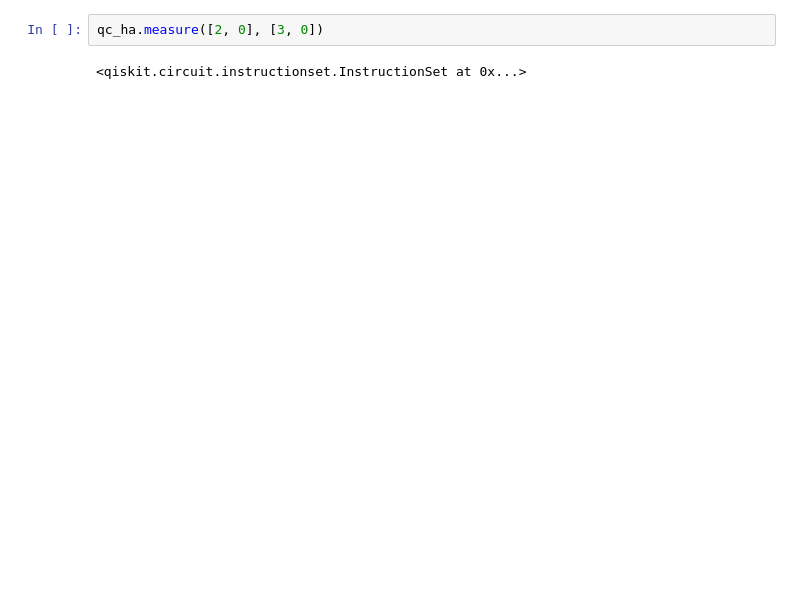
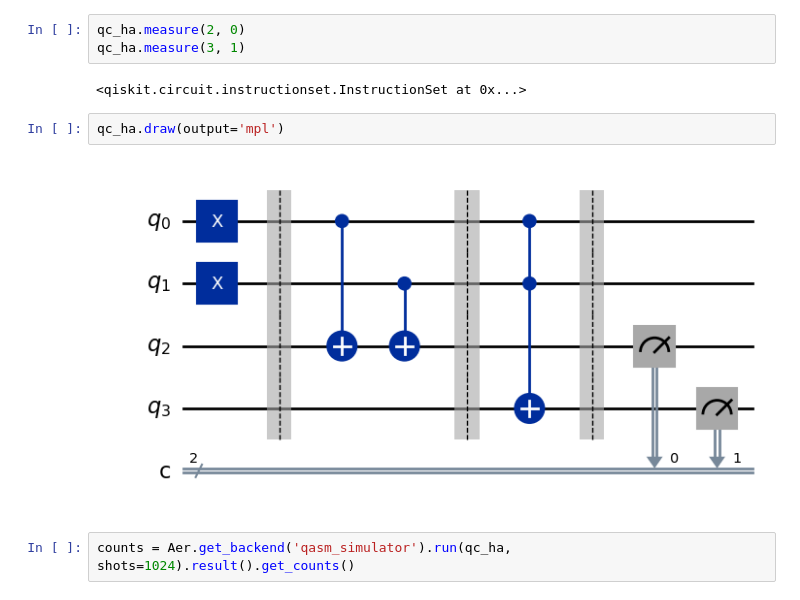
Before and after one commit to ram-polisetti/qiskit, a Jupyter notebook: Fundamentals.ipynb, the cells around one changed output. Saved outputs shown, nothing was run; the diff lists cells and outputs as text; blank space fills up the shorter version.

```diff
--- a/Fundamentals.ipynb
+++ b/Fundamentals.ipynb
@@ -541,4 +560,11 @@ qc_ha.measure(3, 0)
 # %%
-qc_ha.measure([2, 0], [3, 0])
+qc_ha.measure(2, 0)
+qc_ha.measure(3, 1)
 # %% [output]
 <qiskit.circuit.instructionset.InstructionSet at 0x...>
+# %%
+qc_ha.draw(output='mpl')
+# %% [output]
+[figure, added]
+# %%
+counts = Aer.get_backend('qasm_simulator').run(qc_ha, shots=1024).result().get_counts()
```
Also changed, not shown: parts of 10 cells of this notebook.
